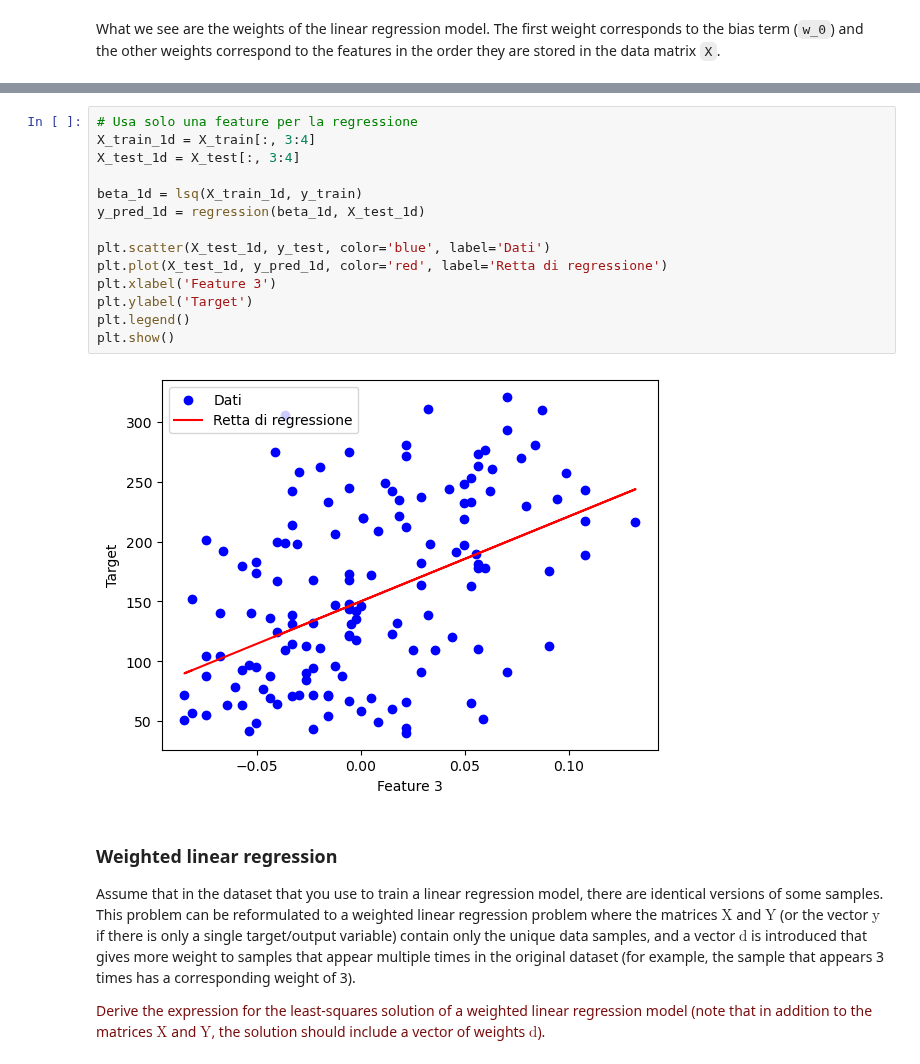
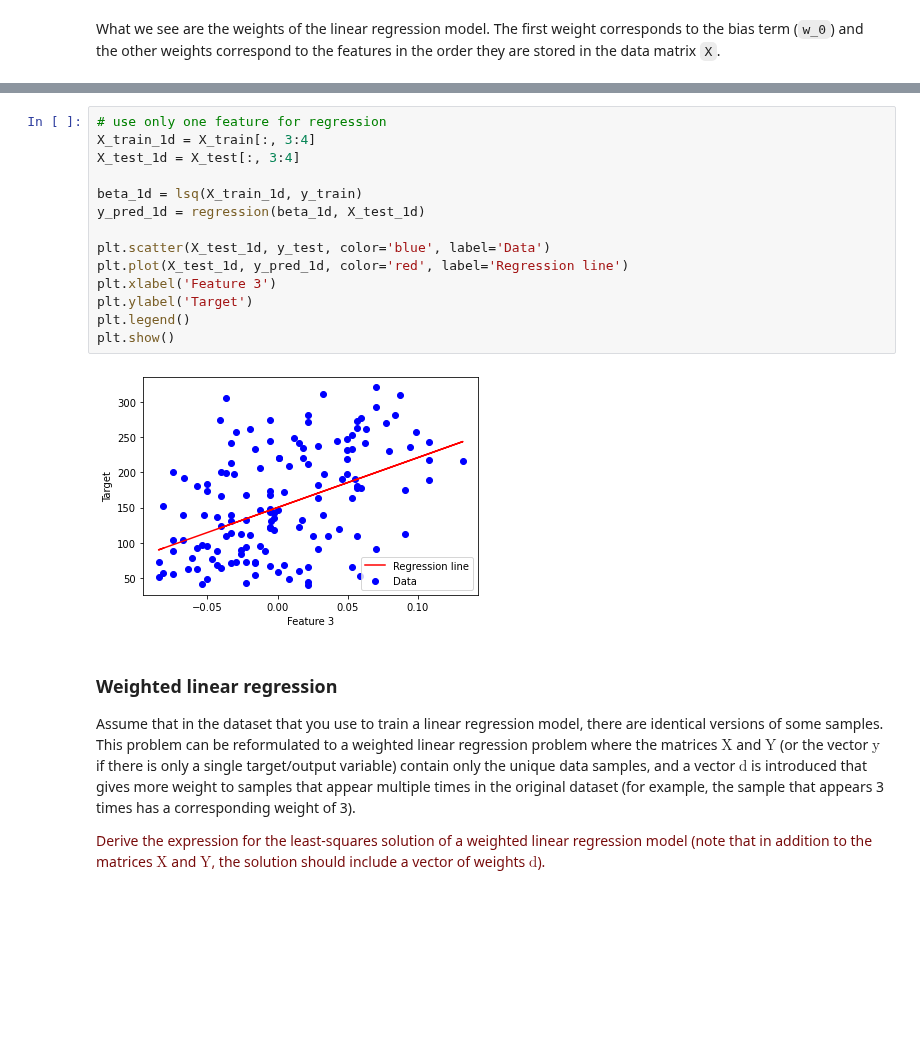
Before and after one commit to lucazini03/ml-for-medical-imaging, a Jupyter notebook: week_1.ipynb, the cells around one changed output, grey strips where cells are left out. Saved outputs shown, nothing was run; the diff lists cells and outputs as text; blank space fills up the shorter version.

```diff
--- a/week_1.ipynb
+++ b/week_1.ipynb
@@ -152,19 +152,19 @@ print(mean_squared_error(y_test, y_pred))
 # %%
-# Usa solo una feature per la regressione
+# use only one feature for regression
 X_train_1d = X_train[:, 3:4]
 X_test_1d = X_test[:, 3:4]
 
 beta_1d = lsq(X_train_1d, y_train)
 y_pred_1d = regression(beta_1d, X_test_1d)
 
-plt.scatter(X_test_1d, y_test, color='blue', label='Dati')
-plt.plot(X_test_1d, y_pred_1d, color='red', label='Retta di regressione')
+plt.scatter(X_test_1d, y_test, color='blue', label='Data')
+plt.plot(X_test_1d, y_pred_1d, color='red', label='Regression line')
 plt.xlabel('Feature 3')
 plt.ylabel('Target')
 plt.legend()
 plt.show()
 # %% [output]
-[figure, old version]
+[figure, new version]
 # %% [markdown]
 ### Weighted linear regression
 
```
Also changed, not shown: parts of 11 cells of this notebook.
